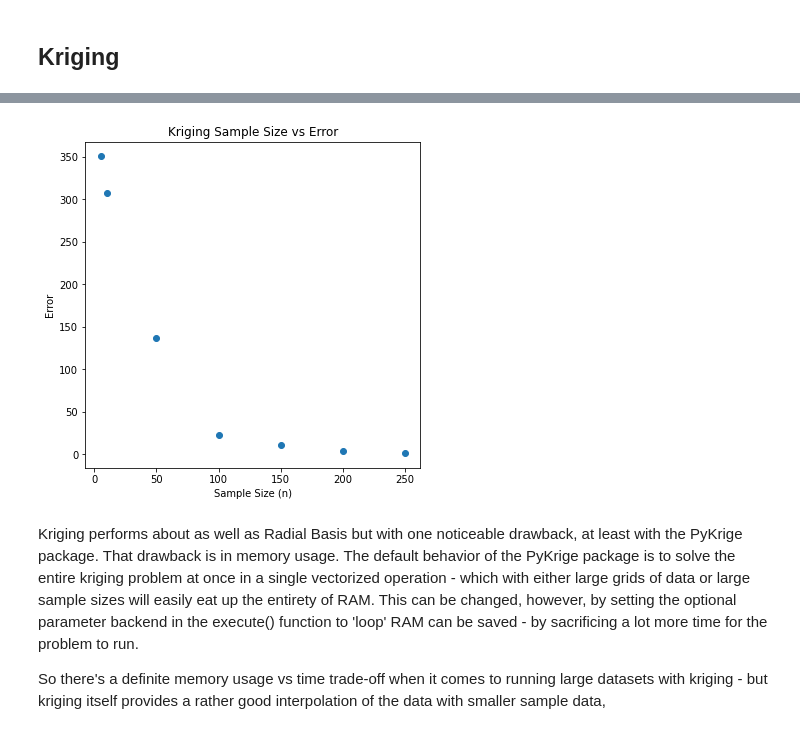
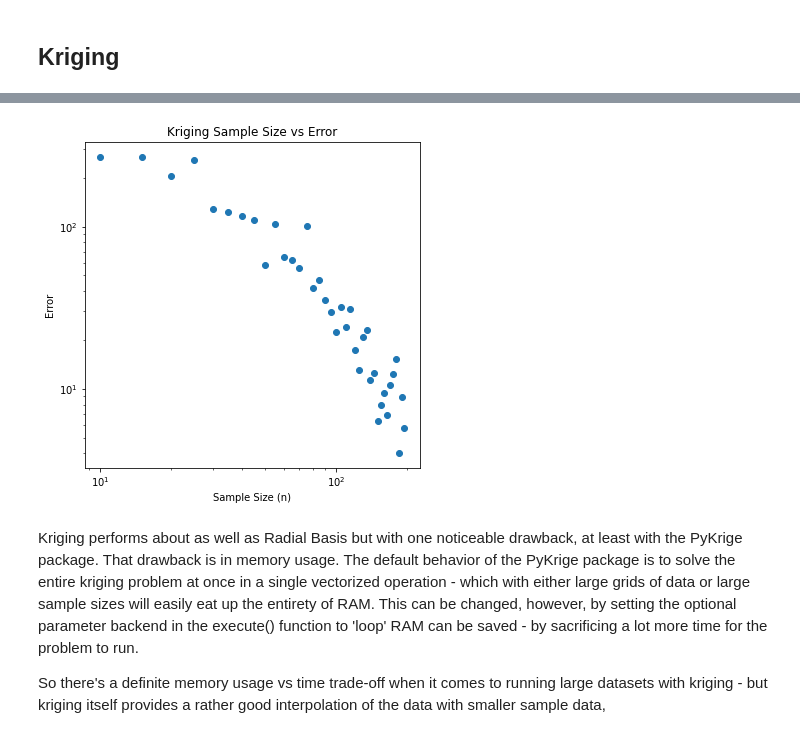
Before and after one commit to nlumiere/Interpolation-Techniques, a Jupyter notebook: Presentation.ipynb, the cells around one changed output, grey strips where cells are left out. Saved outputs shown, nothing was run; the diff lists cells and outputs as text; code cells hidden in the pictures.

```diff
--- a/Presentation.ipynb
+++ b/Presentation.ipynb
@@ -305,12 +295,14 @@ def calc_rbf_err(X, Y, Z, n):
     sample_y = y[np.random.choice(len(y), size=n, replace=False)]
     sample_z = f(sample_x, sample_y)
 
+    t0 = time.time()
     rbfi = Rbf(sample_x, sample_y, sample_z)
     Zhat = rbfi(X, Y)
+    t1 = time.time()
     err = np.linalg.norm(np.abs(np.subtract(Zhat, Z)))
-    return err, Zhat
+    return Zhat, t1-t0, err
 
-err, Zhat = calc_rbf_err(X, Y, Z, 100)
+Zhat, _, err = calc_rbf_err(X, Y, Z, 100)
 # %%
 fig, ax = plt.subplots(ncols=2, figsize=(12,6))
 ax[0].pcolormesh(X, Y, Zhat, shading='auto')
@@ -323,9 +315,11 @@ plt.show()
 # %%
-sample_sizes = np.arange(100, 1000, 20)
-errs = []
+sample_sizes = np.arange(10, 200, 5)
+RBF_errors = []
+RBF_times = []
 for size in sample_sizes:
-    err, _ = calc_rbf_err(X, Y, Z, size)
-    errs.append(err)
+    _, t, err = calc_rbf_err(X, Y, Z, size)
+    RBF_errors.append(err)
+    RBF_times.append(t)
 # %%
 plt.figure(figsize=(6,6))
 plt.xscale('log')
@@ -339,14 +333,6 @@ plt.show()
 # %% [markdown]
 ## Kriging
 # %%
-import numpy as np
-import matplotlib.pyplot as plt
-import pykrige.kriging_tools as kt
-from pykrige.ok import OrdinaryKriging
-
-def f(x, y):
-    return -np.exp(-(y-np.sin(x))**2)
-
 # create ground truth grid
 x = np.linspace(-3, 3, 500)
 y = np.linspace(-3, 3, 500)
@@ -390,27 +376,34 @@ def get_kriging_error(n):
     sample_z = f(sample_x, sample_y)
 
     # Run ordinary kriging then execute with full dataset to get predictions
+    t0 = time.time()
     OK = OrdinaryKriging(sample_x, sample_y, sample_z, variogram_model="gaussian", enable_plotting=False)
     kriging_z_values, variance = OK.execute('grid', x, y)
+    t1 = time.time()
 
     #Now get the error from kriging and return it
-    return get_error(kriging_z_values, Z)
+    return get_error(kriging_z_values, Z), t1-t0
 # %%
 #List of sample sizes to try out
-sample_sizes = [5, 10, 50, 100, 150, 200, 250]
-errors = []
-for sample in sample_sizes:
-    errors.append(get_kriging_error(sample))
+sample_sizes_alt = np.arange(10, 200, 5)
+Krig_errors = []
+Krig_times = []
+for sample in sample_sizes_alt:
+    err, t = get_kriging_error(sample)
+    Krig_errors.append(err)
+    Krig_times.append(t)
 
 # Let's plot out those errors to see how it did
 plt.figure(figsize=(6,6))
-plt.scatter(sample_sizes, errors)
+plt.scatter(sample_sizes_alt, Krig_errors)
 plt.xlabel("Sample Size (n)")
 plt.ylabel("Error")
 plt.title("Kriging Sample Size vs Error")
+plt.xscale('log')
+plt.yscale('log')
 plt.show()
 # %% [output]
-[figure, old version]
+[figure, new version]
 # %% [markdown]
 Kriging performs about as well as Radial Basis but with one noticeable drawback, at least with the PyKrige package. That drawback is in memory usage. The default behavior of the PyKrige package is to solve the entire kriging problem at once in a single vectorized operation - which with either large grids of data or large sample sizes will easily eat up the entirety of RAM. This can be changed, however, by setting the optional parameter backend in the execute() function to 'loop' RAM can be saved - by sacrificing a lot more time for the problem to run.
 
```
Also changed, not shown: parts of 15 cells of this notebook.
